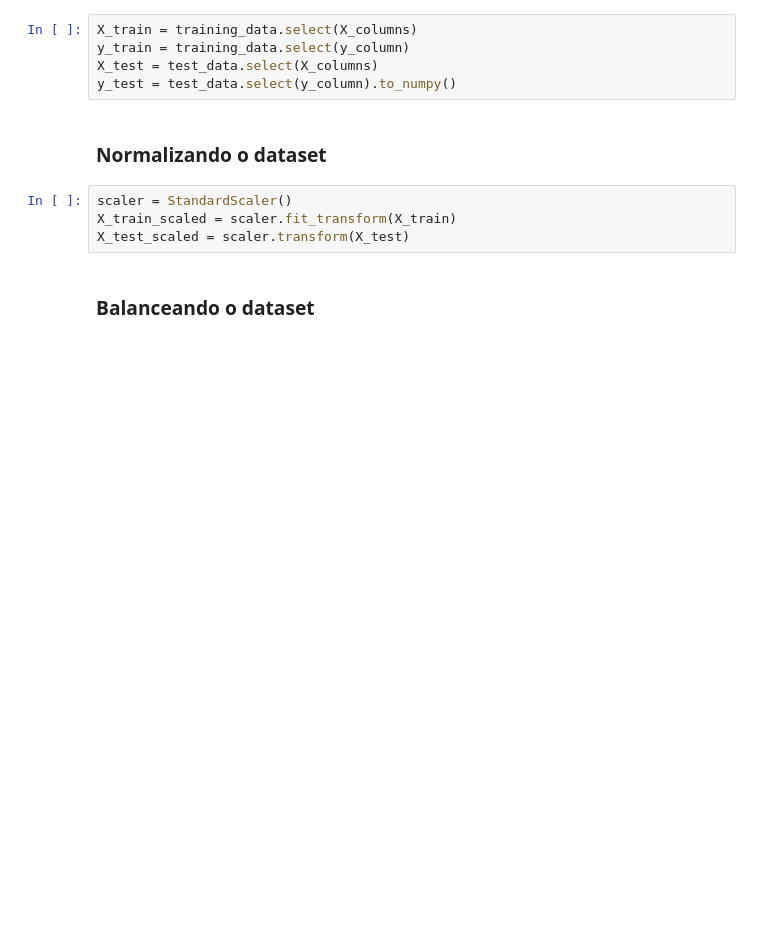
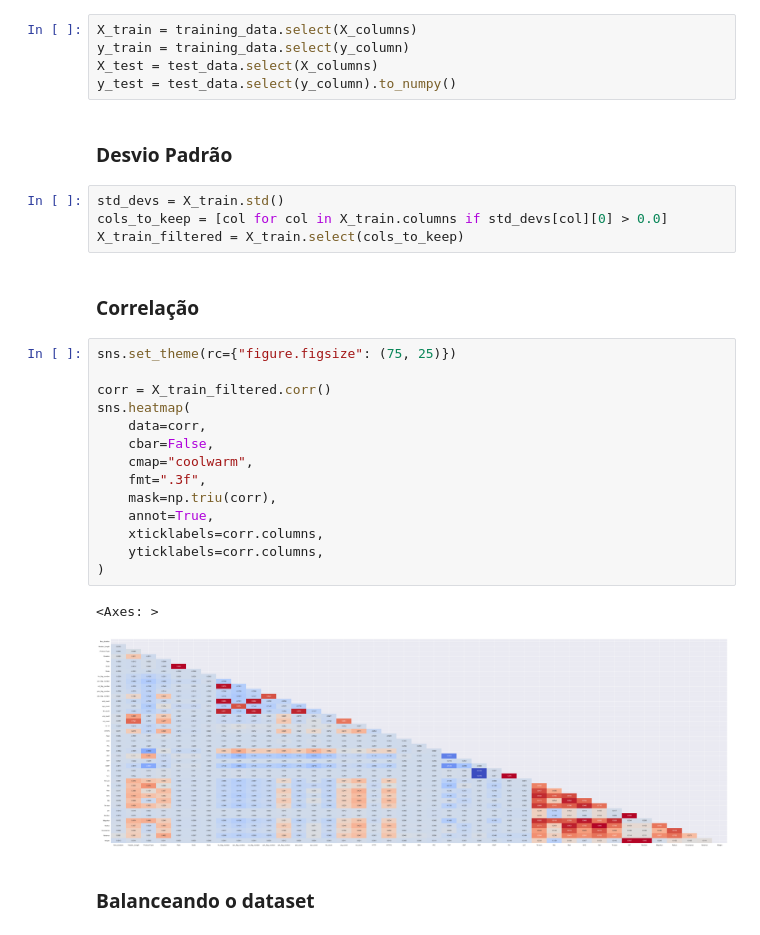
Before and after one commit to oliveiraleo/DCC130, a Jupyter notebook: Notebook.ipynb, the cells around one changed output. Saved outputs shown, nothing was run; the diff lists cells and outputs as text; blank space fills up the shorter version.

Commit message:
feature: desvio padrão e correlação

```diff
--- a/Notebook.ipynb
+++ b/Notebook.ipynb
@@ -208,12 +209,31 @@ X_train = training_data.select(X_columns)
 y_train = training_data.select(y_column)
 X_test = test_data.select(X_columns)
 y_test = test_data.select(y_column).to_numpy()
-# %% [markdown]
-### Normalizando o dataset
-# %%
-scaler = StandardScaler()
-X_train_scaled = scaler.fit_transform(X_train)
-X_test_scaled = scaler.transform(X_test)
+# %% [markdown]
+### Desvio Padrão
+# %%
+std_devs = X_train.std()
+cols_to_keep = [col for col in X_train.columns if std_devs[col][0] > 0.0]
+X_train_filtered = X_train.select(cols_to_keep)
+# %% [markdown]
+### Correlação
+# %%
+sns.set_theme(rc={"figure.figsize": (75, 25)})
+
+corr = X_train_filtered.corr()
+sns.heatmap(
+    data=corr,
+    cbar=False,
+    cmap="coolwarm",
+    fmt=".3f",
+    mask=np.triu(corr),
+    annot=True,
+    xticklabels=corr.columns,
+    yticklabels=corr.columns,
+)
+# %% [output]
+<Axes: >
+[figure, added]
 # %% [markdown]
 ### Balanceando o dataset
 # %%
```
Also changed, not shown: parts of 6 cells of this notebook.
